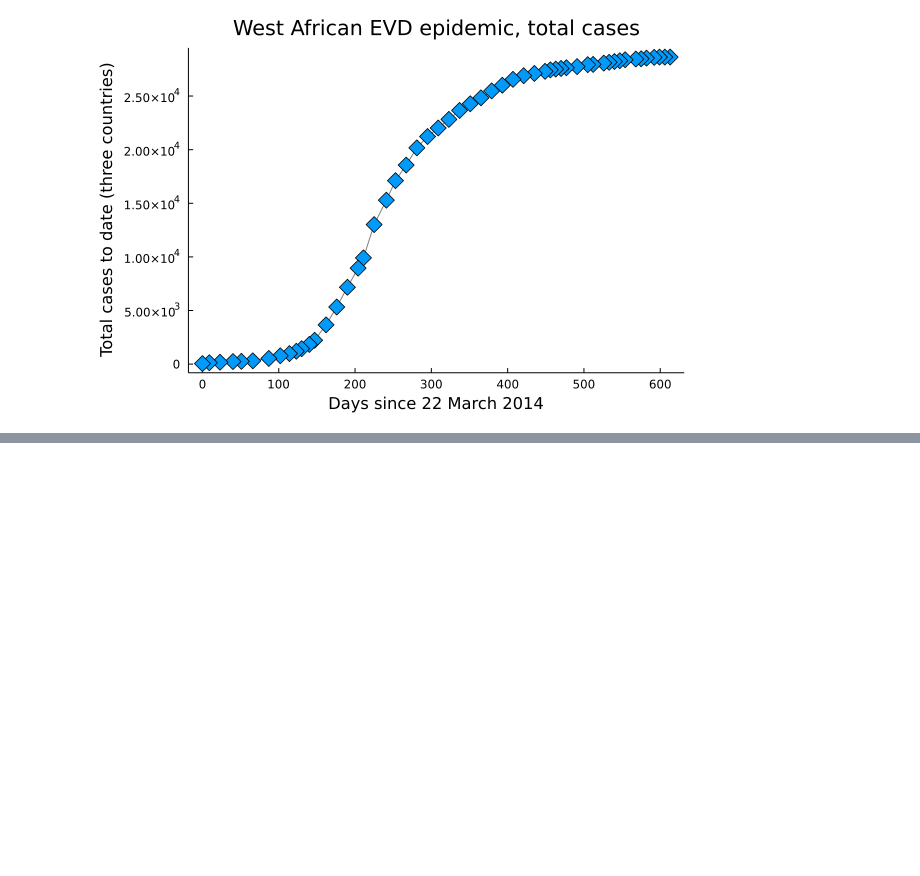
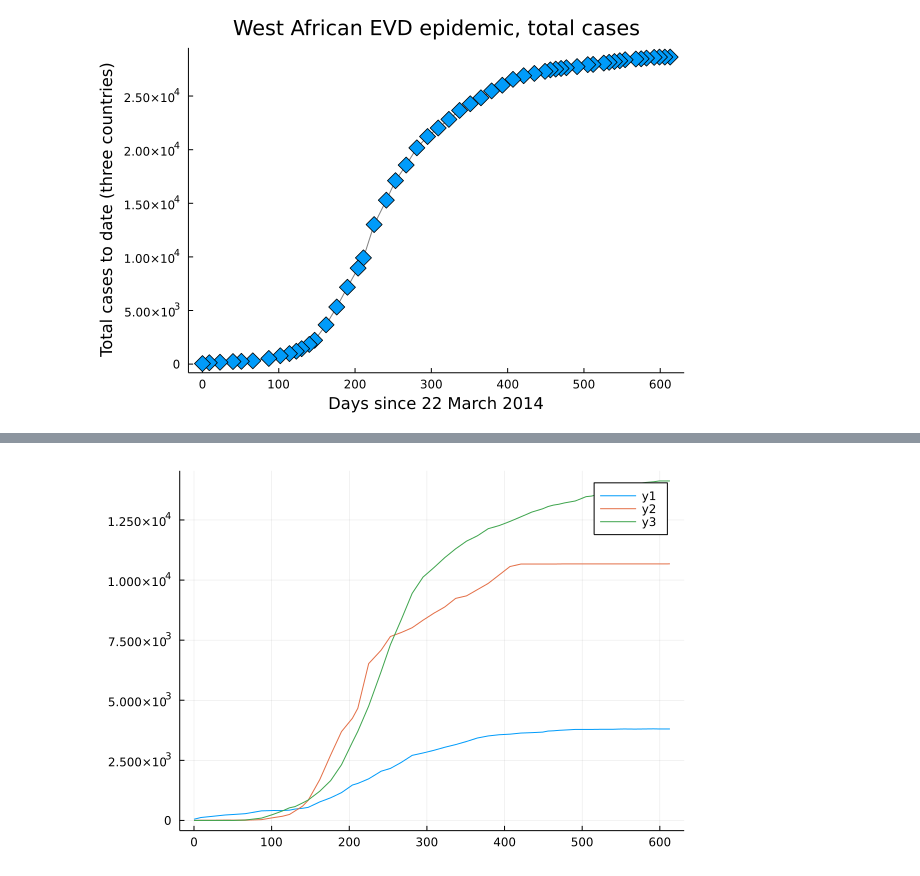
Before and after one commit to pgrepds/julia-playground, a Jupyter notebook: EbolaPandemicAnalysis.ipynb, the cells around one changed output, grey strips where cells are left out. Cells and saved outputs as stored; diff of their text form; code cells hidden in the pictures; blank space fills up the shorter version.

Commit message:
more about plotting

```diff
--- a/EbolaPandemicAnalysis.ipynb
+++ b/EbolaPandemicAnalysis.ipynb
@@ -179,0 +244,8 @@ savefig("data/WAfricanEVD.pdf") # save as a pdf: note that no extension means th
+# %%
+epidays = Array{Integer}(EVDdata[:,1])
+EVDcasesbycountry = Array{Integer}(EVDdata[:, [4, 6, 8]])
+
+gr()
+plot(epidays, EVDcasesbycountry)
+# %% [output]
+[figure, added]
```
Also changed, not shown: parts of 7 cells of this notebook.
